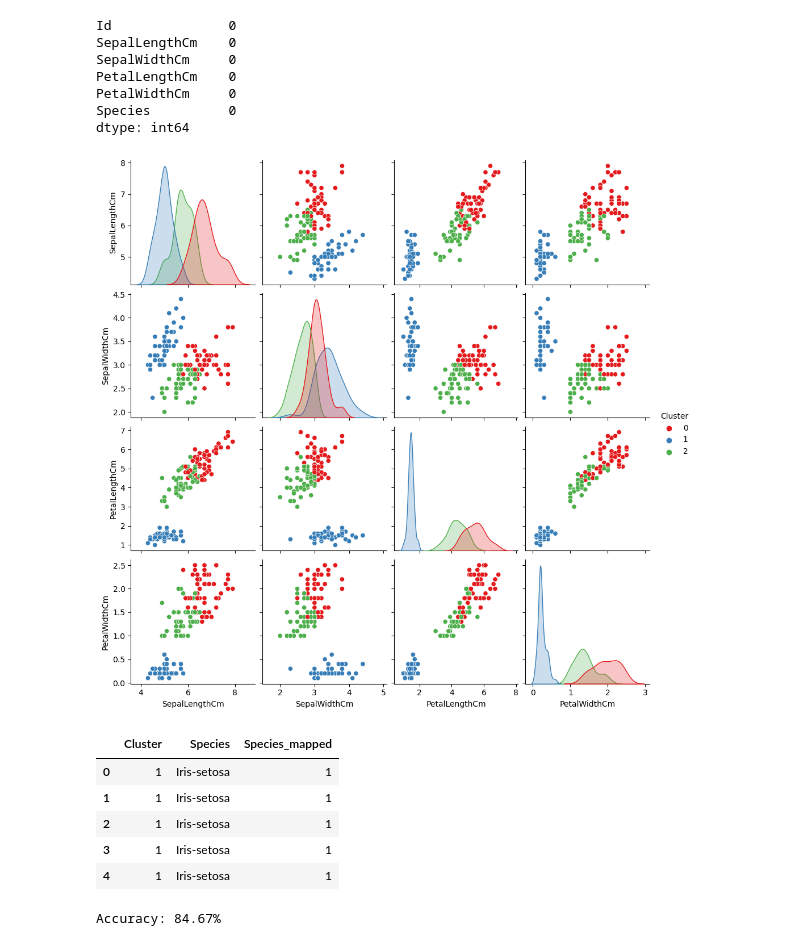
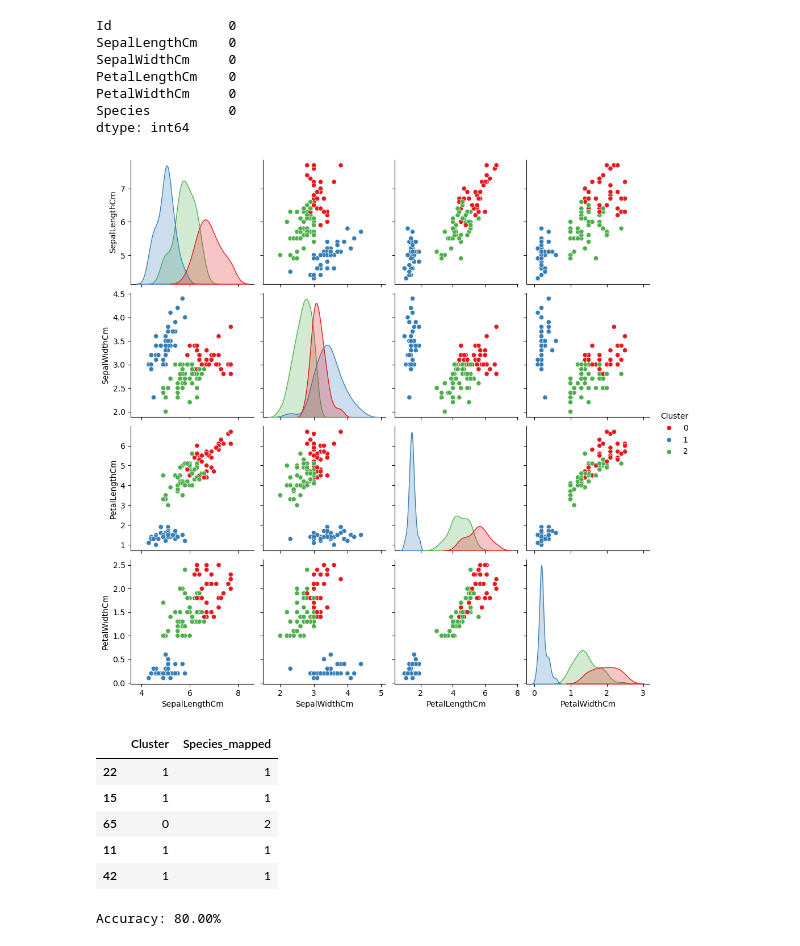
Before and after one commit to marcovdploeg/iris-cluster, a Jupyter notebook: iris_clustering.ipynb, the cells around one changed output. Saved outputs shown, nothing was run; the diff lists cells and outputs as text; code cells hidden in the pictures.

Commit message:
Added validation of clustering result

```diff
--- a/iris_clustering.ipynb
+++ b/iris_clustering.ipynb
@@ -48,8 +51,13 @@ PetalLengthCm    0
 PetalWidthCm     0
 Species          0
 dtype: int64
+# %%
+# Split data for training and validation (we can use the known labels for validation)
+X = iris_data.drop(['Id', 'Species'], axis=1)
+y = iris_data['Species']
+X_train, X_valid, y_train, y_valid = train_test_split(X, y, test_size=0.2, random_state=42)
 # %%
-samples = iris_data[ ['SepalLengthCm', 'SepalWidthCm', 'PetalLengthCm', 'PetalWidthCm'] ].values
+samples = X_train.values
 
 # Standardize the features
 scaler = StandardScaler()
@@ -67,28 +75,28 @@ model.fit(pca_scaled_samples)
 labels = model.predict(pca_scaled_samples)
 # %%
 # Plot again with labels as hue
-iris_data['Cluster'] = labels
-sns.pairplot(iris_data, vars=['SepalLengthCm', 'SepalWidthCm', 'PetalLengthCm', 'PetalWidthCm'], hue='Cluster', palette=palette)
+X_train['Cluster'] = labels
+sns.pairplot(X_train, vars=['SepalLengthCm', 'SepalWidthCm', 'PetalLengthCm', 'PetalWidthCm'], hue='Cluster', palette=palette)
 plt.show()
 # %% [output]
-[figure, old version]
+[figure, new version]
 # %%
 # So the clustering works pretty well. The numbers correspond like this (it can change each run!):
 mapping = {'Iris-versicolor':2, 'Iris-virginica':0, 'Iris-setosa':1}
-iris_data['Species_mapped'] = iris_data['Species'].map(mapping)
-iris_data[['Cluster', 'Species', 'Species_mapped']].head()	# Compare the clusters with the actual species
+X_train['Species_mapped'] = y_train.map(mapping)
+X_train[['Cluster', 'Species_mapped']].head()	# Compare the clusters with the actual species
 # %% [output]
-|  | Cluster | Species | Species_mapped |
-| 0 | 1 | Iris-setosa | 1 |
-| 1 | 1 | Iris-setosa | 1 |
-| 2 | 1 | Iris-setosa | 1 |
-| 3 | 1 | Iris-setosa | 1 |
-| 4 | 1 | Iris-setosa | 1 |
+|  | Cluster | Species_mapped |
+| 22 | 1 | 1 |
+| 15 | 1 | 1 |
+| 65 | 0 | 2 |
+| 11 | 1 | 1 |
+| 42 | 1 | 1 |
 # %%
 # Then check how many we got right
-correct = sum(iris_data['Cluster'] == iris_data['Species_mapped'])
-total = len(iris_data)
+correct = sum(X_train['Cluster'] == X_train['Species_mapped'])
+total = len(X_train)
 accuracy = correct / total
 print(f'Accuracy: {100*accuracy:.2f}%')
 # %% [output]
-Accuracy: 84.67%
+Accuracy: 80.00%
```
Also changed, not shown: parts of 7 cells of this notebook, 1 other file.
